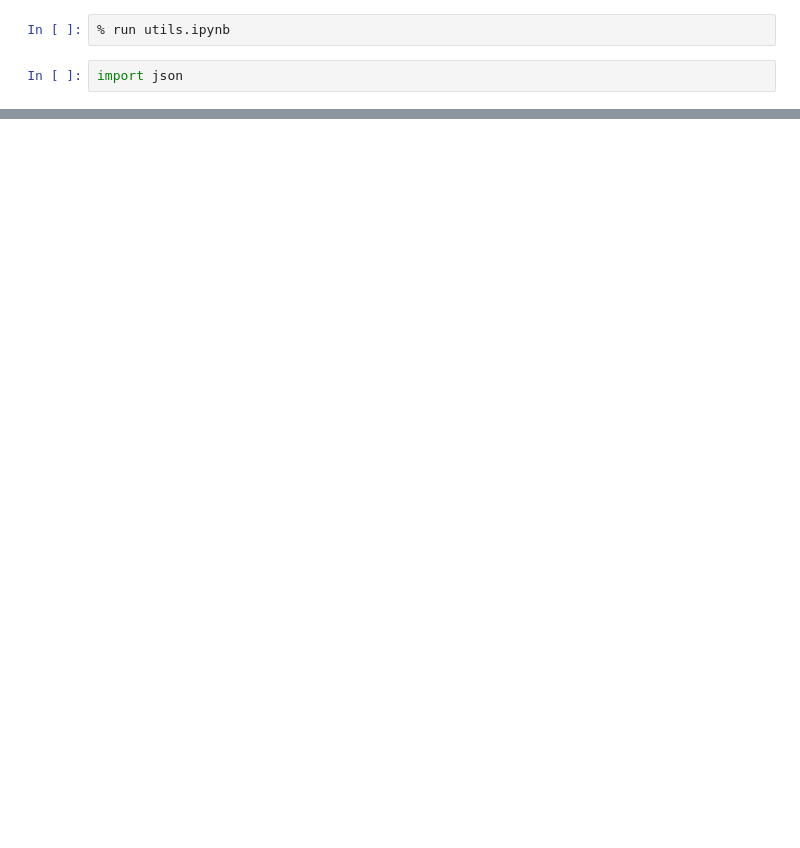
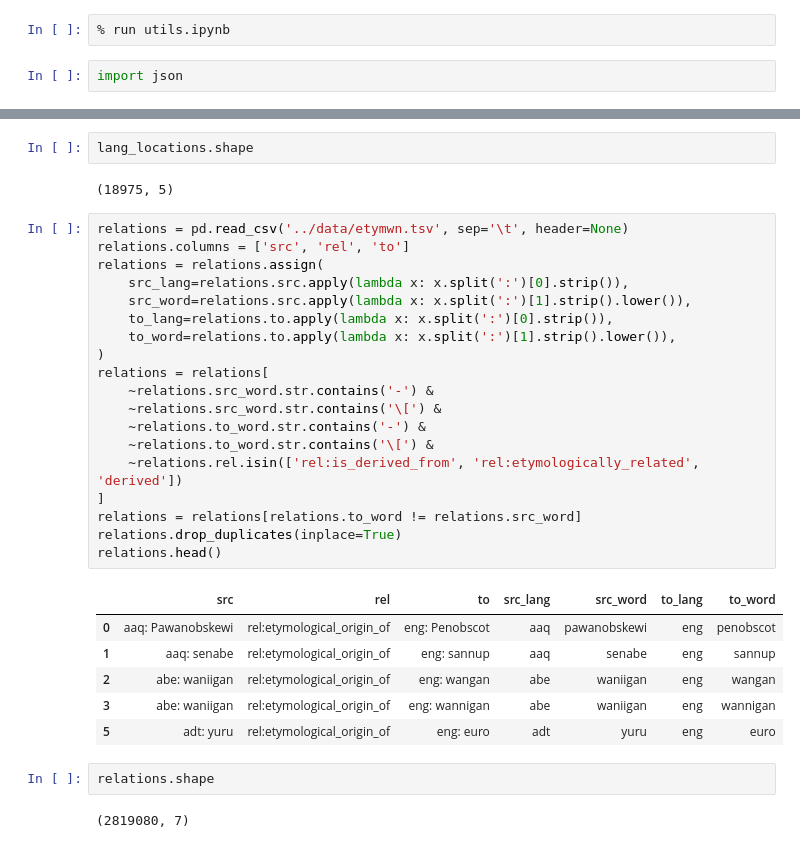
Before and after one commit to zifeo/Etymap, a Jupyter notebook: lab/processing.ipynb, the cells around one changed output, grey strips where cells are left out. Cells and saved outputs as stored; diff of their text form; blank space fills up the shorter version.

Commit message:
process better the data

```diff
--- a/lab/processing.ipynb
+++ b/lab/processing.ipynb
@@ -133,0 +20,34 @@ parents = relations.groupby(relations.to).src.sum()
+# %%
+lang_locations.shape
+# %% [output]
+(18975, 5)
+# %%
+relations = pd.read_csv('../data/etymwn.tsv', sep='\t', header=None)
+relations.columns = ['src', 'rel', 'to']
+relations = relations.assign(
+    src_lang=relations.src.apply(lambda x: x.split(':')[0].strip()),
+    src_word=relations.src.apply(lambda x: x.split(':')[1].strip().lower()),
+    to_lang=relations.to.apply(lambda x: x.split(':')[0].strip()),
+    to_word=relations.to.apply(lambda x: x.split(':')[1].strip().lower()),
+)
+relations = relations[
+    ~relations.src_word.str.contains('-') &
+    ~relations.src_word.str.contains('\[') &
+    ~relations.to_word.str.contains('-') &
+    ~relations.to_word.str.contains('\[') &
+    ~relations.rel.isin(['rel:is_derived_from', 'rel:etymologically_related', 'derived'])
+]
+relations = relations[relations.to_word != relations.src_word]
+relations.drop_duplicates(inplace=True)
+relations.head()
+# %% [output]
+|  | src | rel | to | src_lang | src_word | to_lang | to_word |
+| 0 | aaq: Pawanobskewi | rel:etymological_origin_of | eng: Penobscot | aaq | pawanobskewi | eng | penobscot |
+| 1 | aaq: senabe | rel:etymological_origin_of | eng: sannup | aaq | senabe | eng | sannup |
+| 2 | abe: waniigan | rel:etymological_origin_of | eng: wangan | abe | waniigan | eng | wangan |
+| 3 | abe: waniigan | rel:etymological_origin_of | eng: wannigan | abe | waniigan | eng | wannigan |
+| 5 | adt: yuru | rel:etymological_origin_of | eng: euro | adt | yuru | eng | euro |
+# %%
+relations.shape
+# %% [output]
+(2819080, 7)
```
Also changed, not shown: parts of 54 cells of this notebook, 8 other files.
